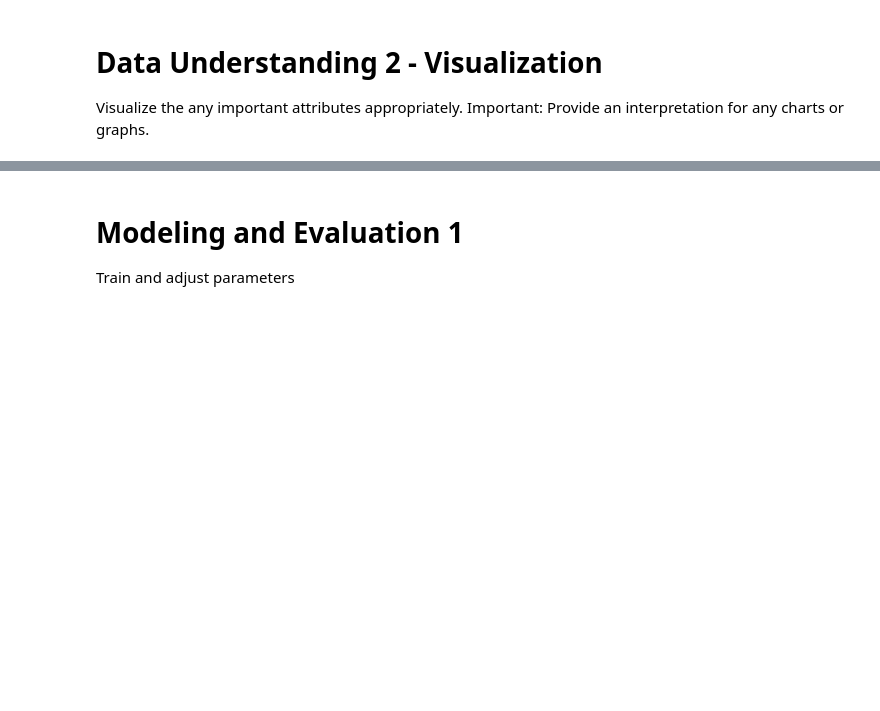
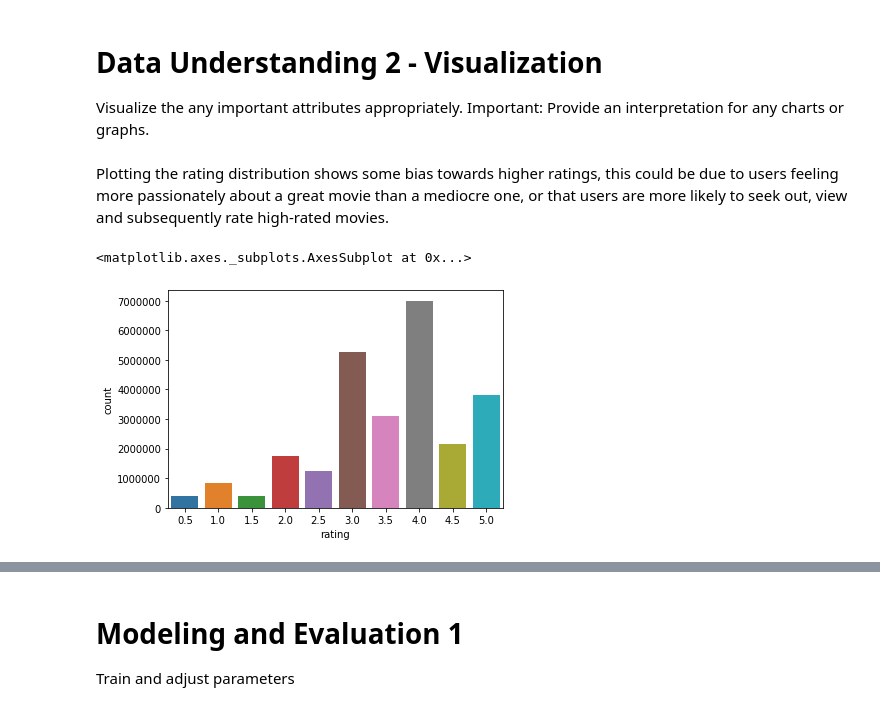
Before and after one commit to sachinac/ML7331, a Jupyter notebook: msds_7331_lab3.ipynb, the cells around one changed output, grey strips where cells are left out. Saved outputs shown, nothing was run; the diff lists cells and outputs as text; code cells hidden in the pictures; blank space fills up the shorter version.

Commit message:
add plots

```diff
--- a/msds_7331_lab3.ipynb
+++ b/msds_7331_lab3.ipynb
@@ -382,3 +384,10 @@ Number of unique users: 270896
 # Data Understanding 2 - Visualization
 
 Visualize the any important attributes appropriately. Important: Provide an interpretation for any charts or graphs.
+# %% [markdown]
+Plotting the rating distribution shows some bias towards higher ratings, this could be due to users feeling more passionately about a great movie than a mediocre one, or that users are more likely to seek out, view and subsequently rate high-rated movies.
+# %%
+sns.countplot(x="rating", data=ratings)
+# %% [output]
+<matplotlib.axes._subplots.AxesSubplot at 0x...>
+[figure, added]
```
Also changed, not shown: parts of 7 cells of this notebook.
